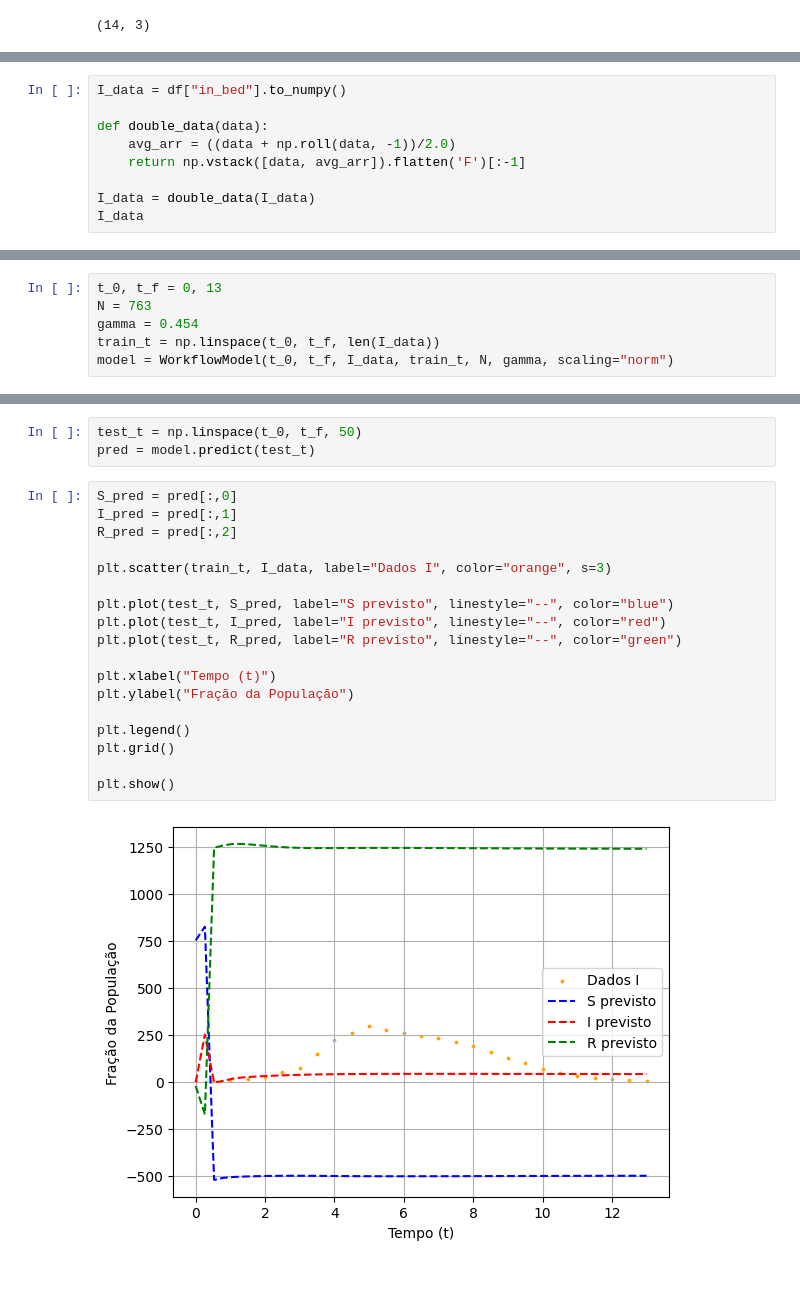
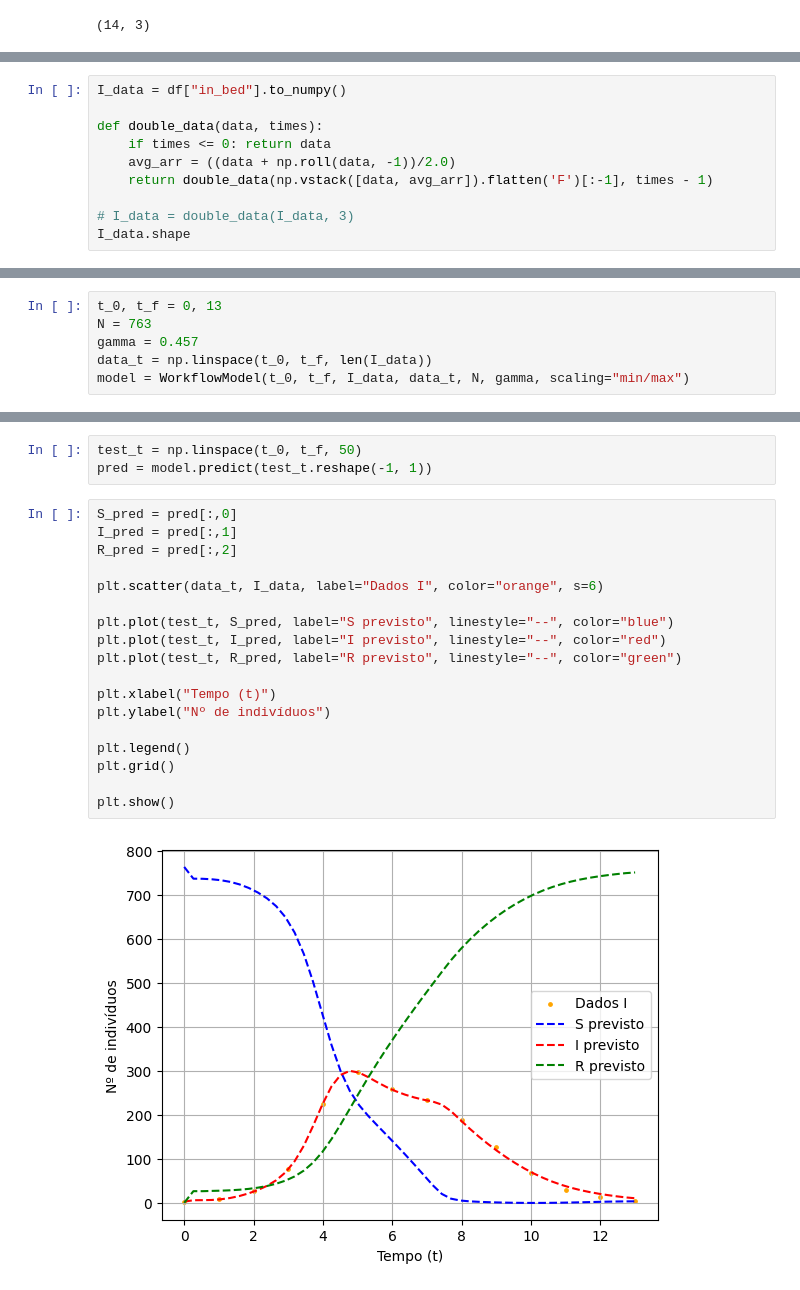
Before and after one commit to ginbar/inverse-cm, a Jupyter notebook: notebooks/real_data/RaissiExample.ipynb, the cells around one changed output, grey strips where cells are left out. Drawn from its saved outputs; the diff is of its cells as text.

Commit message:
resultados bons com dados dos EUA

```diff
--- a/notebooks/real_data/RaissiExample.ipynb
+++ b/notebooks/real_data/RaissiExample.ipynb
@@ -24,10 +31,11 @@ df.shape
 # %%
 I_data = df["in_bed"].to_numpy()
 
-def double_data(data):
+def double_data(data, times):
+    if times <= 0: return data
     avg_arr = ((data + np.roll(data, -1))/2.0)
-    return np.vstack([data, avg_arr]).flatten('F')[:-1]
+    return double_data(np.vstack([data, avg_arr]).flatten('F')[:-1], times - 1)
 
-I_data = double_data(I_data)
-I_data
+# I_data = double_data(I_data, 3)
+I_data.shape
 # %% [output]
@@ -41,7 +48,7 @@ array([  3. ,   5.5,   8. ,  17. ,  26. ,  51. ,  76. , 150.5, 225. ,
 # %%
 t_0, t_f = 0, 13
 N = 763
-gamma = 0.454
-train_t = np.linspace(t_0, t_f, len(I_data))
-model = WorkflowModel(t_0, t_f, I_data, train_t, N, gamma, scaling="norm")
+gamma = 0.457
+data_t = np.linspace(t_0, t_f, len(I_data))
+model = WorkflowModel(t_0, t_f, I_data, data_t, N, gamma, scaling="min/max")
 # %% [output]
@@ -87,26 +99,26 @@ np.float64(0.003931847968545216)
 # %%
 test_t = np.linspace(t_0, t_f, 50)
-pred = model.predict(test_t)
+pred = model.predict(test_t.reshape(-1, 1))
 # %%
 S_pred = pred[:,0]
 I_pred = pred[:,1]
 R_pred = pred[:,2]
 
-plt.scatter(train_t, I_data, label="Dados I", color="orange", s=3)
+plt.scatter(data_t, I_data, label="Dados I", color="orange", s=6)
 
 plt.plot(test_t, S_pred, label="S previsto", linestyle="--", color="blue")
 plt.plot(test_t, I_pred, label="I previsto", linestyle="--", color="red")
 plt.plot(test_t, R_pred, label="R previsto", linestyle="--", color="green")
 
 plt.xlabel("Tempo (t)")
-plt.ylabel("Fração da População")
+plt.ylabel("Nº de indivíduos")
 
 plt.legend()
 plt.grid()
 
 plt.show()
 # %% [output]
-[figure, old version]
+[figure, new version]
 # %%
 beta_pred = pred[:,3]
 plt.plot(test_t, beta_pred, label="Beta previsto", linestyle="--", color="blue")
```
Also changed, not shown: parts of 11 cells of this notebook, 18 other files.
